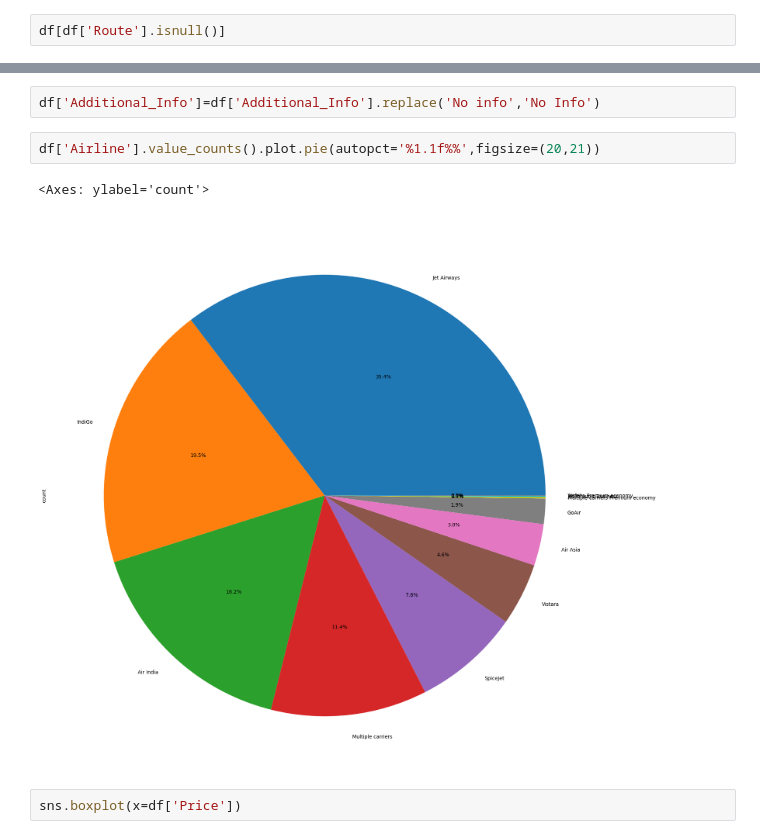
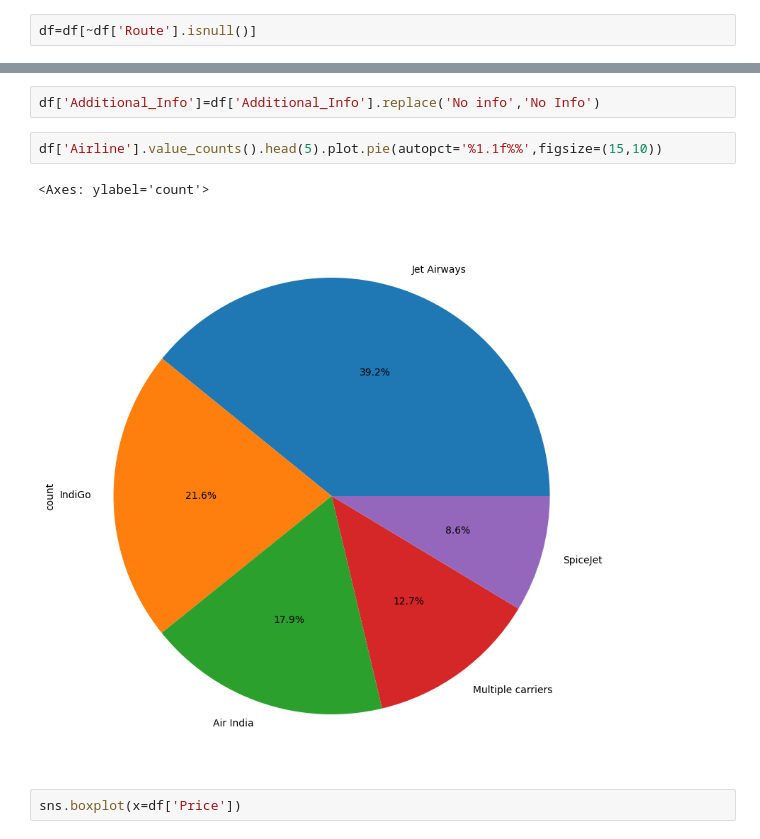
Before and after one commit to bibekpoudel01/Flight-Price-, a Jupyter notebook: Flight-price.ipynb, the cells around one changed output, grey strips where cells are left out. Drawn from its saved outputs; the diff is of its cells as text.

```diff
--- a/Flight-price.ipynb
+++ b/Flight-price.ipynb
@@ -69,4 +74,4 @@ Additional_Info    0
 Price              0
 dtype: int64
 # %%
-df[df['Route'].isnull()]
+df=df[~df['Route'].isnull()]
@@ -404,10 +453,10 @@ sns.histplot(df['Price'],bins=30,kde=True)
 # %%
 df['Additional_Info']=df['Additional_Info'].replace('No info','No Info')
 # %%
-df['Airline'].value_counts().plot.pie(autopct='%1.1f%%',figsize=(20,21))
+df['Airline'].value_counts().head(5).plot.pie(autopct='%1.1f%%',figsize=(15,10))
 # %% [output]
 <Axes: ylabel='count'>
-[figure, old version]
+[figure, new version]
 # %%
 sns.boxplot(x=df['Price'])
 # %% [output]
```
Also changed, not shown: parts of 52 cells of this notebook, 7 other files.
